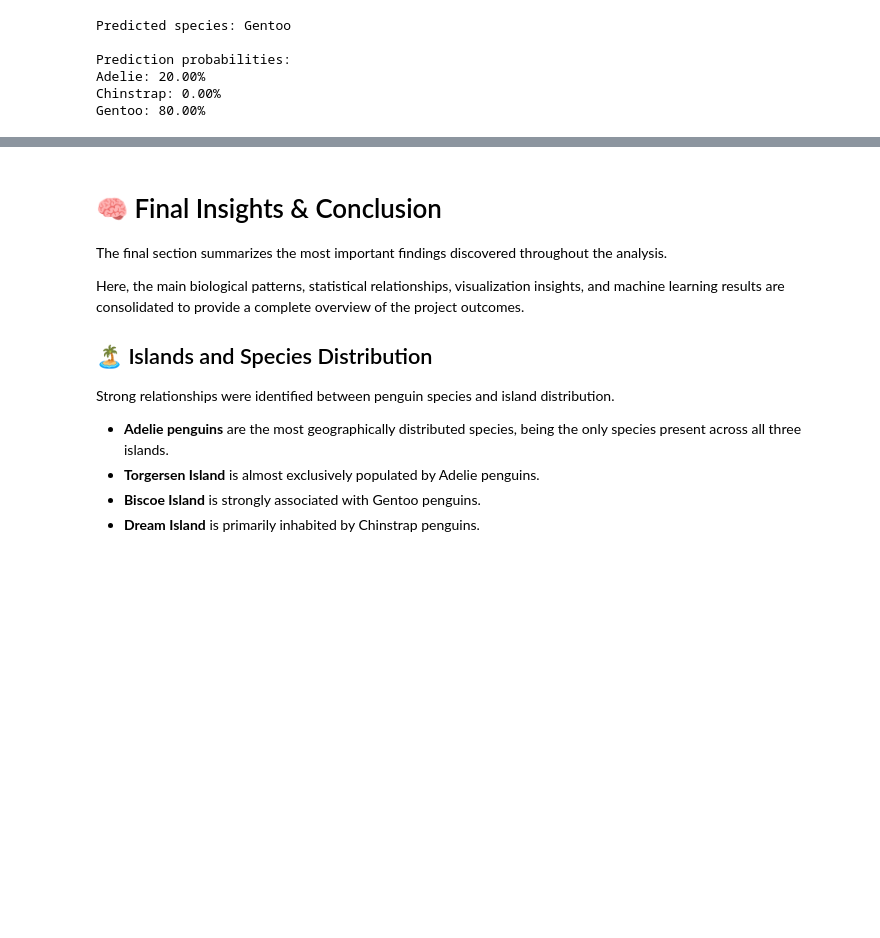
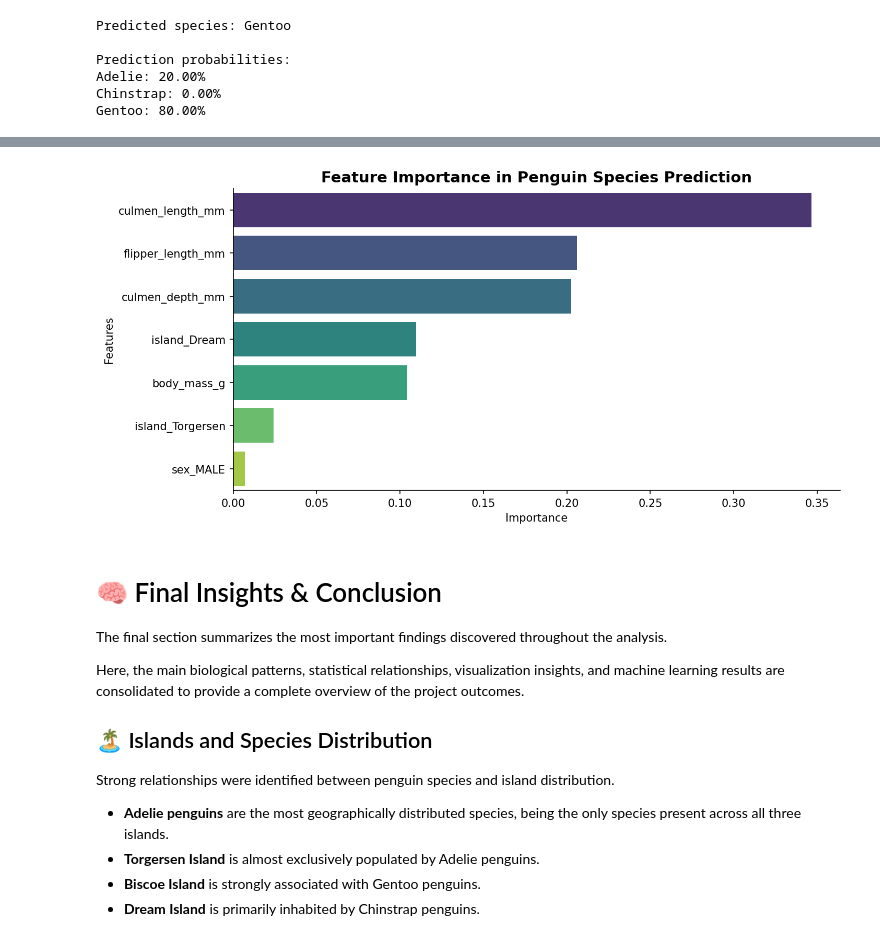
Before and after one commit to Leow14/Penguin-DF, a Jupyter notebook: notebook.ipynb, the cells around one changed output, grey strips where cells are left out. Drawn from its saved outputs; the diff is of its cells as text; code cells hidden in the pictures; blank space fills up the shorter version.

Commit message:
Showing the feature importance of df.

```diff
--- a/notebook.ipynb
+++ b/notebook.ipynb
@@ -793,0 +801,12 @@ Gentoo: 80.00%
+# %%
+importance_df = pd.DataFrame({
+    "Feature": X.columns,
+    "Importance": model.feature_importances_
+})
+
+importance_df = importance_df.sort_values(
+    by="Importance",
+    ascending=False
+)
+
+importance_df
@@ -794,3 +822,31 @@ Gentoo: 80.00%
+# %%
+# Visualizing feature importance
+
+plt.figure(figsize=(10, 5), dpi=150)
+
+sns.barplot(
+    data=importance_df,
+    x="Importance",
+    y="Feature",
+    hue="Feature",
+    palette="viridis",
+    legend=False
+)
+
+plt.title(
+    "Feature Importance in Penguin Species Prediction",
+    fontsize=14,
+    fontweight="bold"
+)
+
+plt.xlabel("Importance")
+plt.ylabel("Features")
+
+sns.despine()
+
+plt.show()
+# %% [output]
+[figure, added]
 # %% [markdown]
 # 🧠 Final Insights & Conclusion
 
```
Also changed, not shown: parts of 3 cells of this notebook.
